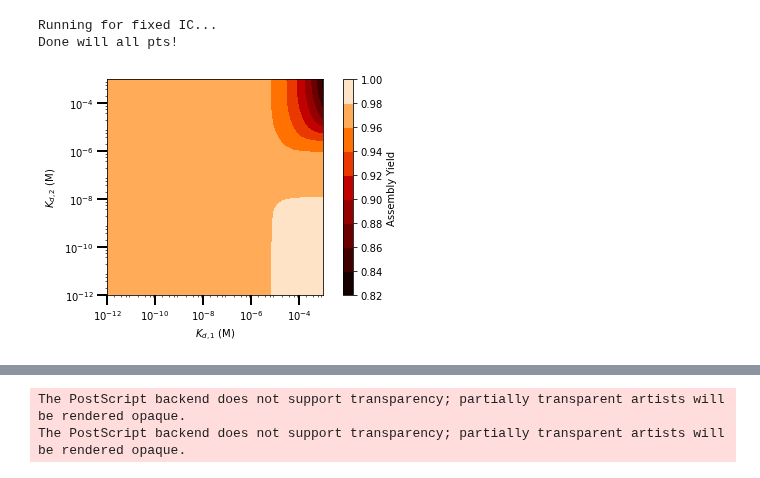
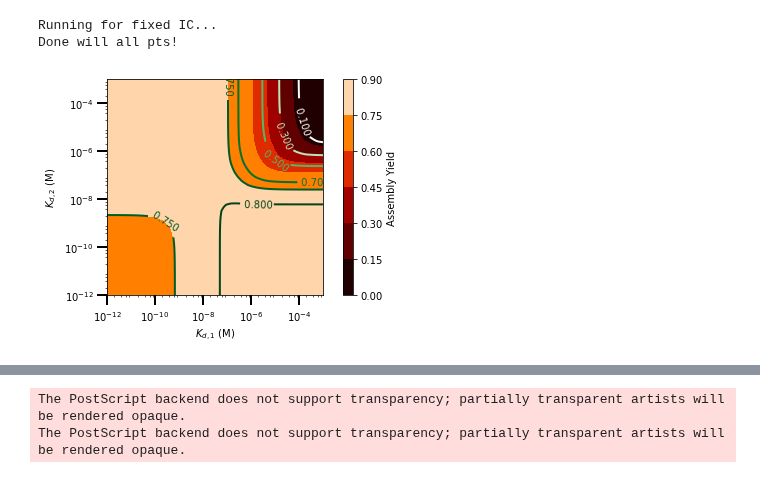
Before and after one commit to llagunes-324B21/Persephone_SR, a Jupyter notebook: May_2022/LL_SR_05_2022.ipynb, the cells around one changed output, grey strips where cells are left out. Cells and saved outputs as stored; diff of their text form; code cells hidden in the pictures.

```diff
--- a/May_2022/LL_SR_05_2022.ipynb
+++ b/May_2022/LL_SR_05_2022.ipynb
@@ -562,7 +673,8 @@ plt.savefig('LL_SR_heatmap_AYvsICvsKd2_n50_'+today+'.eps')
 kOn = 10**6
 δ = 0 # degradation rate parameter
 Q = 0 # synthesis rate parameter
-IC_val = 4*10**-6
+#IC_val = 4*10**-6
+IC_val = 4*10**-8;
 # other parameters
 tEnd = 86400 # 24hrs
 t = np.linspace(0,tEnd,2000)
@@ -697,7 +777,8 @@ plt.savefig('LL_SR_heatmap_AYvsKd1vsKd2_n50_contour_'+today+'.eps')
 # --- PARAMETERS ---
 # List of fixed parameters
 kOn = 10**6
-IC_1 = 1*10**-8;
+#IC_1 = 1*10**-8;
+IC_1 = 4*10**-8;
 kd1 = 10**-3 # binding affinity WITHIN rings (intra)
 kd2 = 10**-3 # binding affinity BETWEEN rings (inter)
 
@@ -1066,7 +1147,7 @@ Done will all pts!
 [figure]
 # %%
 # ---------------------------------------------------
-# --- Plot AY vs Kd1 vs Kd2 HEATMAP ---
+# --- Plot AY vs Kd1 vs Kd2 HEATMAP w synth/deg---
 # ---------------------------------------------------
 
 # calculate the AY for Kd1 vs Kd2 values on a heatmap
@@ -1076,7 +1157,8 @@ Done will all pts!
 kOn = 10**6
 δ_main = 2.8*10**-4 # degradation parameter term
 δ = δ_main # synthesis parameter
-IC_val = 4*10**-6
+# IC_val = 4*10**-6
+IC_val = 4*10**-8
 Q = IC_val*δ
 # other parameters
 tEnd = 86400 # 24hrs
@@ -1119,37 +1201,55 @@ print("Done will all pts!")
 Running for fixed IC...
 Done will all pts!
 # %%
-# --- plot heatmaps ---
-# Prep for plotting the heatmap
+# ---------------------------------------------------
+# --- Plot AY vs Kd1 vs Kd2 HEATMAP w contours ---
+# ---------------------------------------------------
 
-#AYmatPlt = np.flipud(kd1_kd2_AY_mat)
-#AYmatPlt = np.fliplr(np.flipud(kd1_kd2_AY_mat))
 AYmatPlt=kd1_kd2_AY_mat
 
 fig, ax = plt.subplots()
 # im = ax.imshow(AYmatPlt)
 CS = ax.contourf(allKd2, allKd1, AYmatPlt,cmap=plt.cm.gist_heat)
+
 cbar = fig.colorbar(CS)
 cbar.ax.set_ylabel('Assembly Yield')
 
 ax.set_xscale('log')
 ax.set_yscale('log')
 ax.set_aspect('equal')
 
 # get ticks on log scale
 ax.tick_params(axis="x", direction="out", length=10, width=2, color="black")
 ax.tick_params(axis="y", direction="out", length=10, width=2, color="black")
 
 locmin = matplotlib.ticker.LogLocator(base=10.0,subs=(0.2,0.4,0.6,0.8),numticks=12)
 ax.xaxis.set_minor_locator(locmin); ax.yaxis.set_minor_locator(locmin)
 ax.yaxis.set_minor_formatter(matplotlib.ticker.NullFormatter())
 
 ax.set_xlabel('$K_{d,1}$ (M)', fontsize=10)
 ax.set_ylabel('$K_{d,2}$ (M)', fontsize=10)
 
-# plt.show()
-# save figure
+
+#levels = [0.869, 0.891,
+#                    0.914,0.936,
+#                    0.959,0.97,
+#                    0.975, 0.98 #1.00
+#                    ]
+levels = [0.1, 0.3, 0.5, 0.7, 0.75, 0.8]
+
+CS = ax.contour(allKd2, allKd1, AYmatPlt, levels,
+                origin ='lower',
+                cmap ='Greens',
+                linewidths = 2,
+                extent =(-1, 1, -1, 1))
+
+ax.clabel(CS, levels,
+          inline = 1,
+          fmt ='% 1.3f',
+          fontsize = 10)
+
+# --- save plot ---
 plt.tight_layout()
-plt.savefig('LL_SR_heatmap_AYvsKd1vsKd2_n50_synthDeg_KDic_'+today+'.eps')
+plt.savefig('LL_SR_heatmap_AYvsKd1vsKd2_synthDeg_contours_'+today+'.eps')
 # %% [output]
-[figure, old version]
+[figure, new version]
```
Also changed, not shown: parts of 9 cells of this notebook.
